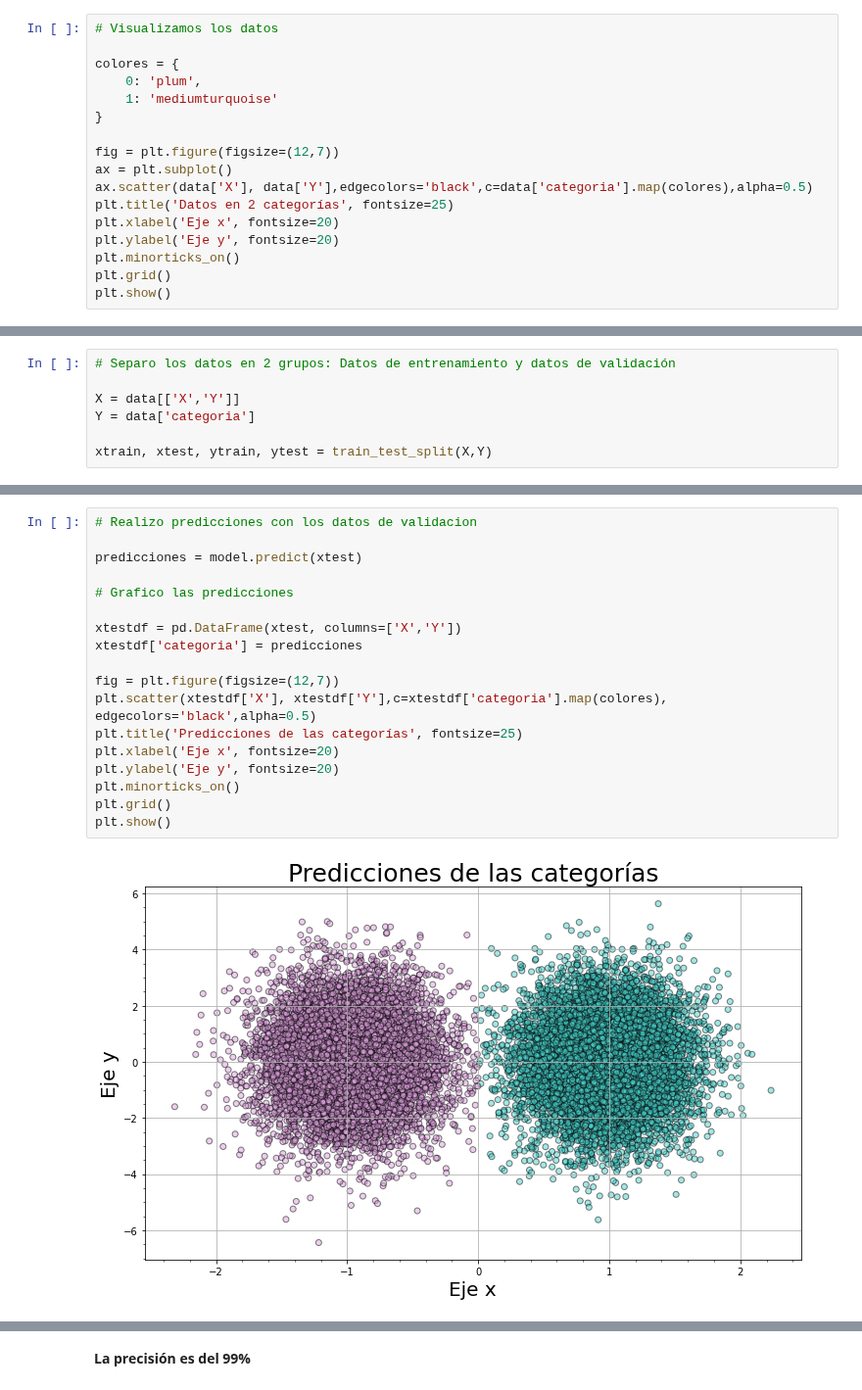
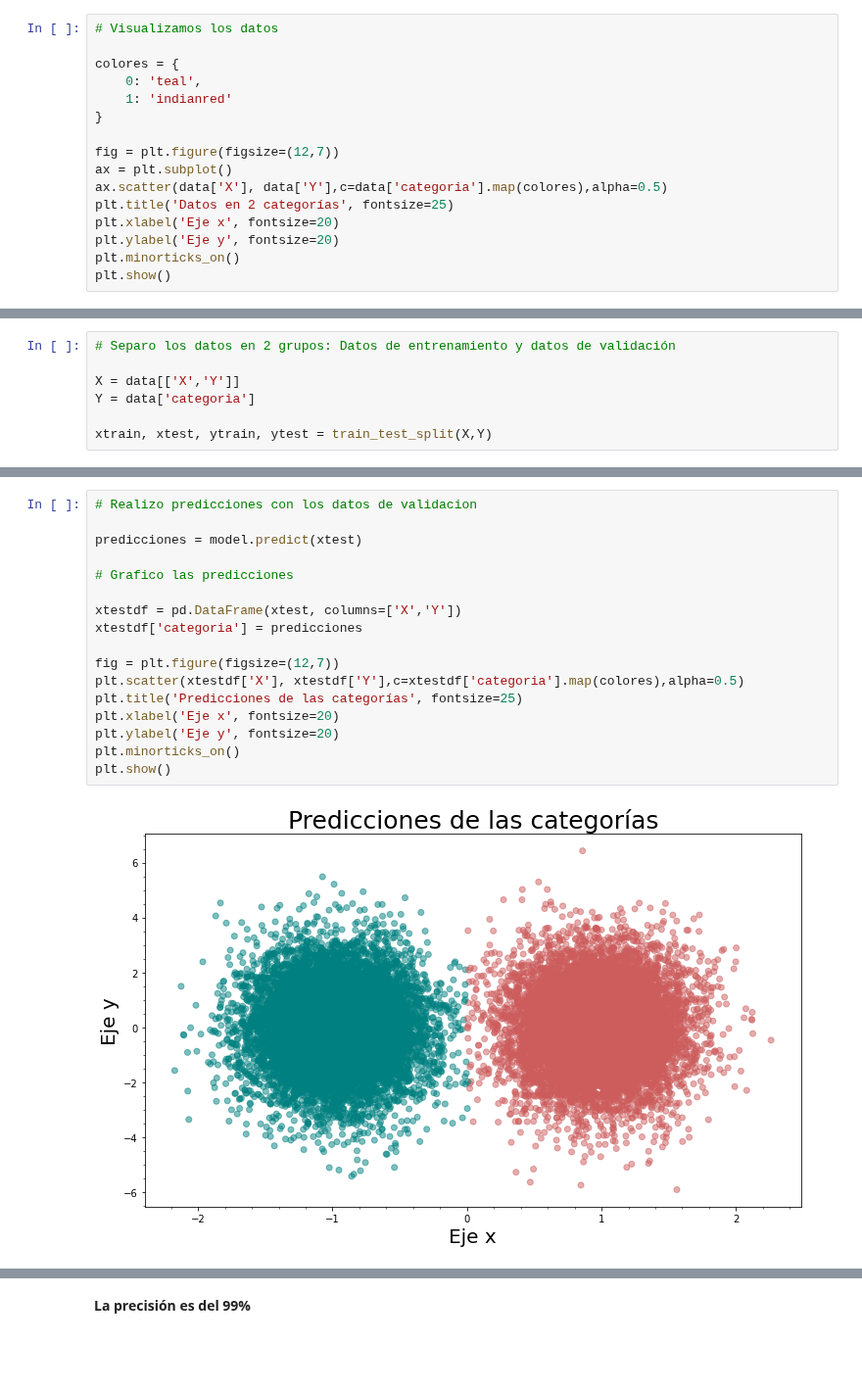
Before and after one commit to Radhe-0/Practicas, a Jupyter notebook: Machine Learning/Red_neuronal_5(clasificacion).ipynb, the cells around one changed output, grey strips where cells are left out. Shown at 98% size. Drawn from its saved outputs; the diff is of its cells as text; blank space fills up the shorter version.

```diff
--- a/Machine Learning/Red_neuronal_5(clasificacion).ipynb
+++ b/Machine Learning/Red_neuronal_5(clasificacion).ipynb
@@ -44,17 +49,16 @@ data = pd.concat([df, df2], axis='rows')
 # Visualizamos los datos
 
 colores = {
-    0: 'plum',
-    1: 'mediumturquoise'
+    0: 'teal',
+    1: 'indianred'
 }
 
 fig = plt.figure(figsize=(12,7))
 ax = plt.subplot()
-ax.scatter(data['X'], data['Y'],edgecolors='black',c=data['categoria'].map(colores),alpha=0.5)
+ax.scatter(data['X'], data['Y'],c=data['categoria'].map(colores),alpha=0.5)
 plt.title('Datos en 2 categorías', fontsize=25)
 plt.xlabel('Eje x', fontsize=20)
 plt.ylabel('Eje y', fontsize=20)
 plt.minorticks_on()
-plt.grid()
 plt.show()
 # %% [output]
@@ -106,23 +110,22 @@ MLPClassifier(hidden_layer_sizes=(2,), verbose=True)
 # %%
 # Realizo predicciones con los datos de validacion
 
 predicciones = model.predict(xtest)
 
 # Grafico las predicciones
 
 xtestdf = pd.DataFrame(xtest, columns=['X','Y'])
 xtestdf['categoria'] = predicciones
 
 fig = plt.figure(figsize=(12,7))
-plt.scatter(xtestdf['X'], xtestdf['Y'],c=xtestdf['categoria'].map(colores), edgecolors='black',alpha=0.5)
+plt.scatter(xtestdf['X'], xtestdf['Y'],c=xtestdf['categoria'].map(colores),alpha=0.5)
 plt.title('Predicciones de las categorías', fontsize=25)
 plt.xlabel('Eje x', fontsize=20)
 plt.ylabel('Eje y', fontsize=20)
 plt.minorticks_on()
-plt.grid()
 plt.show()
 # %% [output]
-[figure, old version]
+[figure, new version]
 # %%
 # Precisión del modelo
 
```
Also changed, not shown: parts of 9 cells of this notebook.
